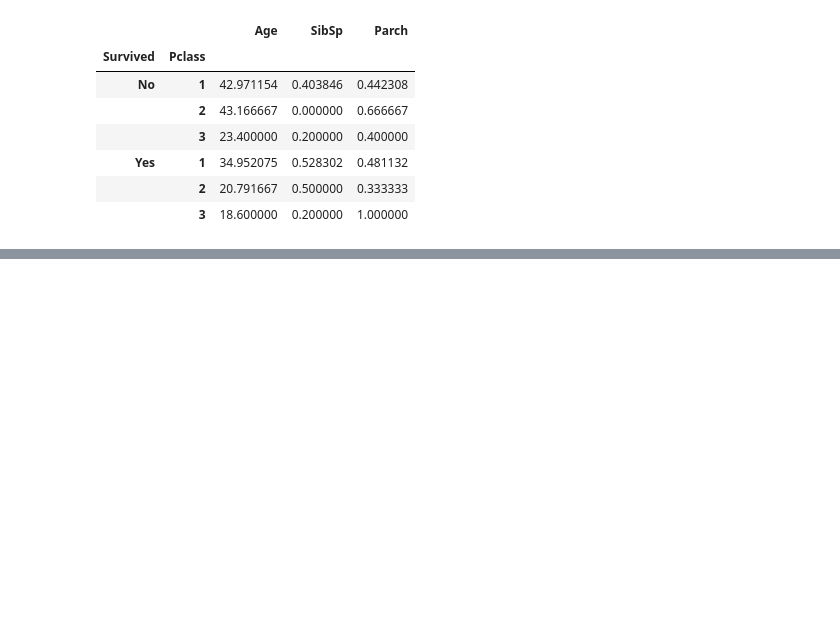
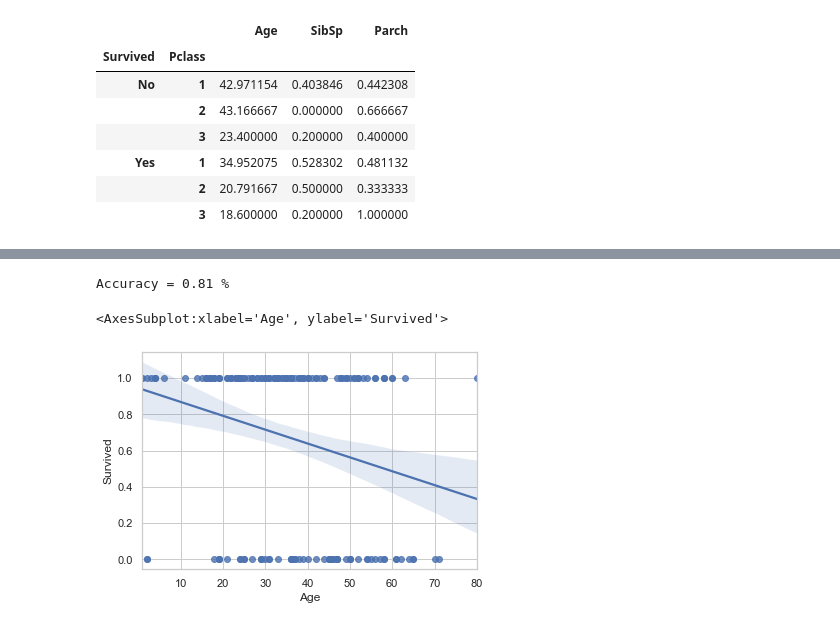
Before and after one commit to KafaloAlex/GoMyCode, a Jupyter notebook: checkpoint 3/Titanic Data Visualization.ipynb, the cells around one changed output, grey strips where cells are left out. Saved outputs shown, nothing was run; the diff lists cells and outputs as text; code cells hidden in the pictures; blank space fills up the shorter version.

```diff
--- a/checkpoint 3/Titanic Data Visualization.ipynb
+++ b/checkpoint 3/Titanic Data Visualization.ipynb
@@ -146,0 +169,4 @@ data.groupby(['Survived', 'Pclass']).mean()
+# %%
+data["Survived"] = data["Survived"].map({"Yes":1, "No":0})#Transform Cat Data to Num Data
+data["Sex"] = data["Sex"].map({"male":1, "female":0})#Transform Cat Data to Num Data
+data.head()
@@ -146,0 +180,15 @@ data.groupby(['Survived', 'Pclass']).mean()
+# %%
+x = data[['Age', 'Pclass', 'Sex']]
+y = data['Survived']
+
+x_train, x_test, y_train, y_test = train_test_split(x, y, test_size=0.20, random_state=40)
+logreg = LogisticRegression()
+logreg.fit(x_train, y_train)
+y_pred  = logreg.predict(x_test)
+print("Accuracy = {:.2f} %".format(logreg.score(x_test, y_test)))
+
+sns.regplot(x='Age',y='Survived',data=data)
+# %% [output]
+Accuracy = 0.81 %
+<AxesSubplot:xlabel='Age', ylabel='Survived'>
+[figure, added]
```
Also changed, not shown: parts of 10 cells of this notebook, 1 other file.
